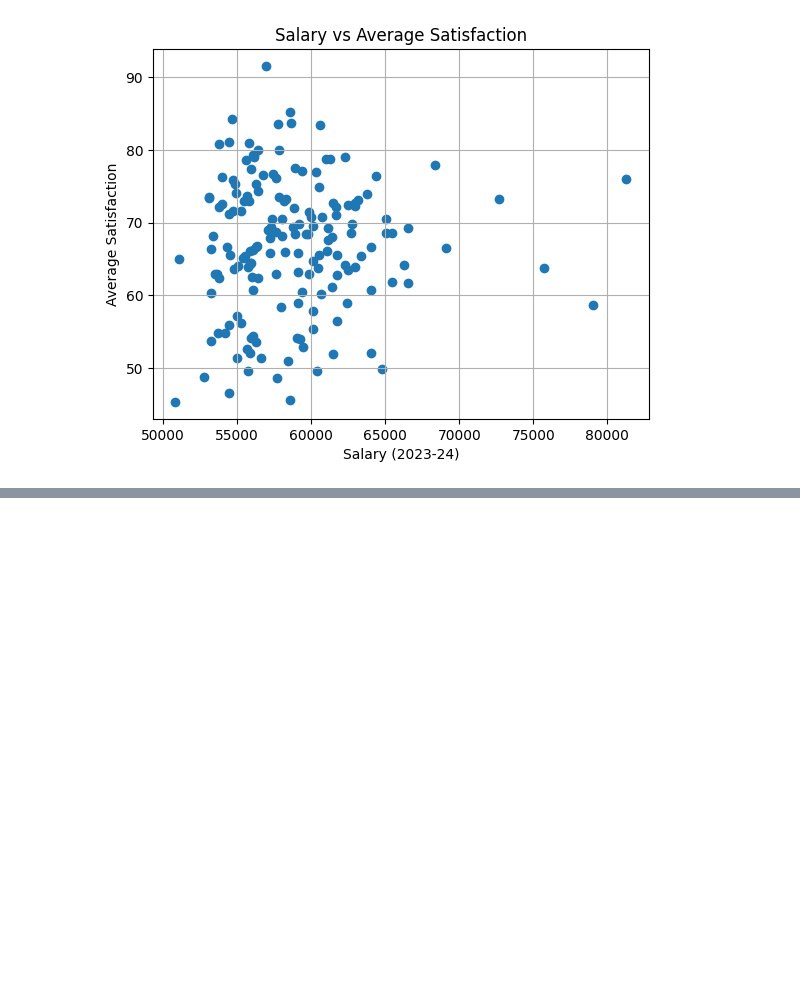
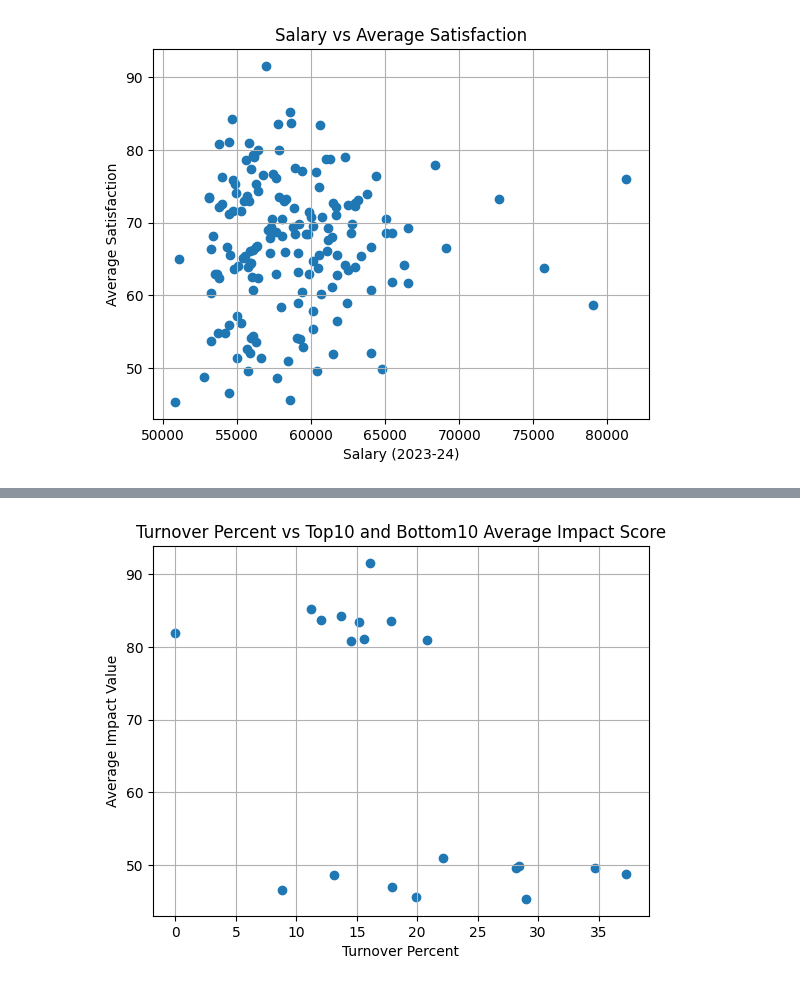
Before and after one commit to LucyHCollins/Teacher_Turnover, a Jupyter notebook: Teacher_Turnover.ipynb, the cells around one changed output, grey strips where cells are left out. Cells and saved outputs as stored; diff of their text form; code cells hidden in the pictures; blank space fills up the shorter version.

```diff
--- a/Teacher_Turnover.ipynb
+++ b/Teacher_Turnover.ipynb
@@ -469,0 +540,12 @@ plt.show()
+# %%
+query = """
+SELECT
+    c.*,
+    t."turnover_percent"
+FROM combined c
+JOIN turnover t
+    ON c."district_number" = t."district_number"
+WHERE t."school_name" = 'All Schools'
+"""
+result_turnover_vs_combined= pd.read_sql_query(query, conn)
+result_turnover_vs_combined.head(20)
@@ -469,0 +570,9 @@ plt.show()
+# %%
+plt.scatter(result_turnover_vs_combined['turnover_percent'], result_turnover_vs_combined['average_impact_value'])
+plt.title('Turnover Percent vs Top10 and Bottom10 Average Impact Score')
+plt.xlabel('Turnover Percent')
+plt.ylabel('Average Impact Value')
+plt.grid(True)
+plt.show()
+# %% [output]
+[figure, added]
```
Also changed, not shown: parts of 10 cells of this notebook, 2 other files.
